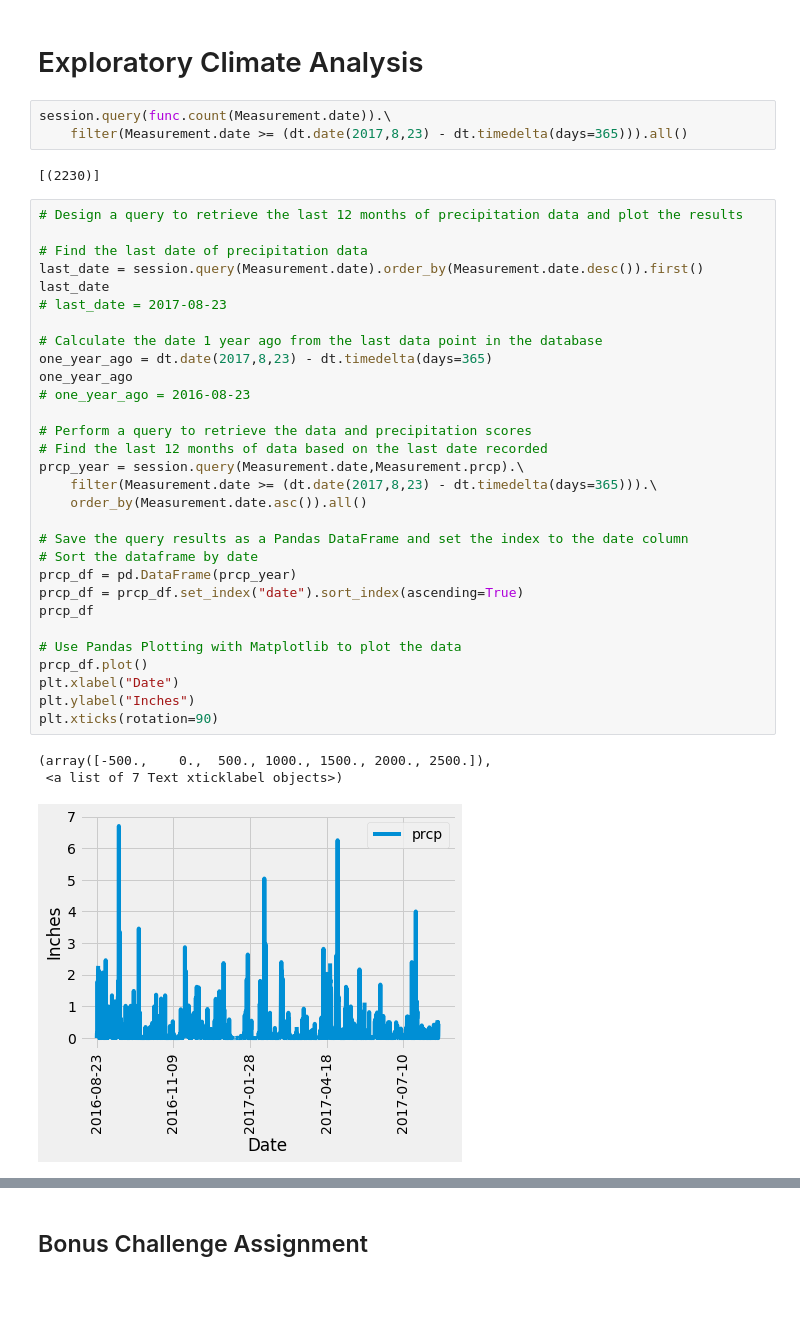
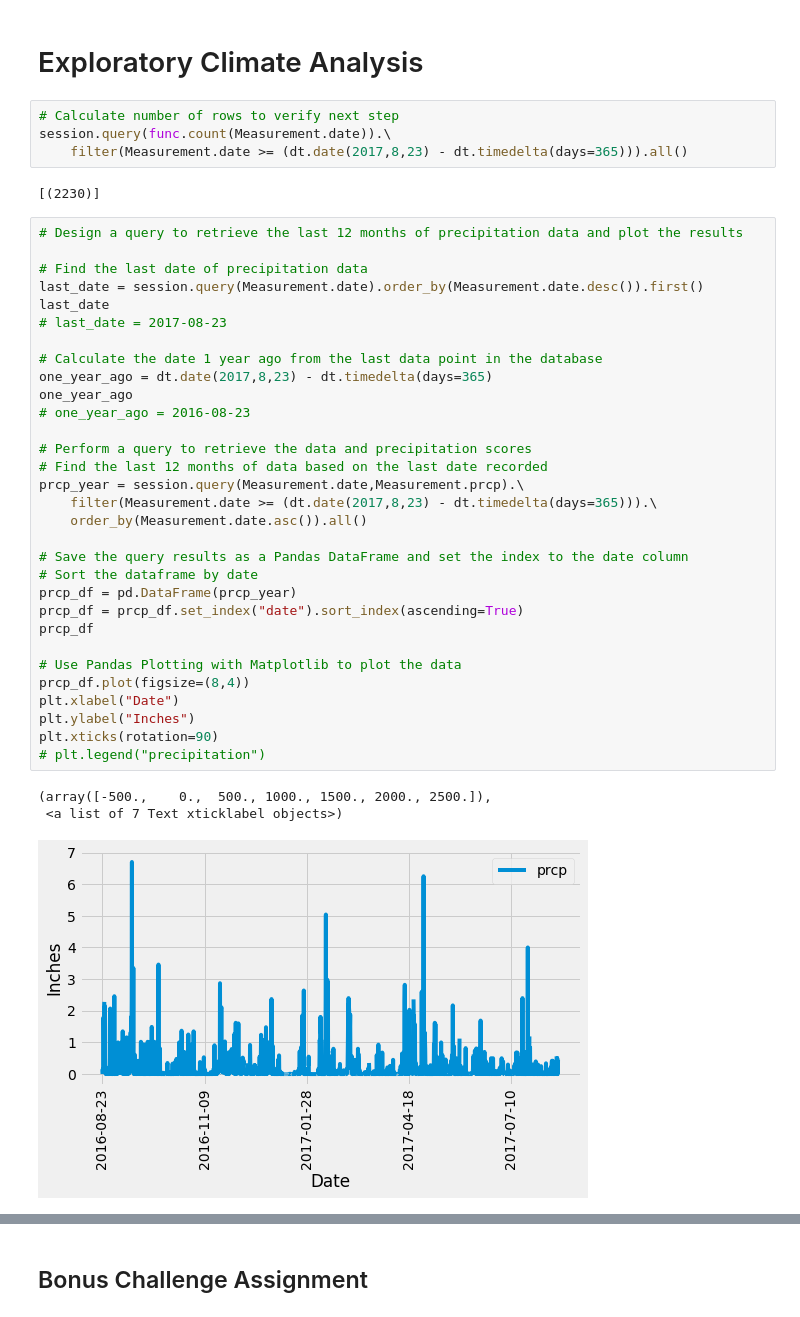
Before and after one commit to abbyabridged/sqlalchemy-challenge, a Jupyter notebook: climate_starter.ipynb, the cells around one changed output, grey strips where cells are left out. Saved outputs shown, nothing was run; the diff lists cells and outputs as text.

```diff
--- a/climate_starter.ipynb
+++ b/climate_starter.ipynb
@@ -63,6 +63,7 @@ session = Session(engine)
 # %% [markdown]
 # Exploratory Climate Analysis
 # %%
+# Calculate number of rows to verify next step
 session.query(func.count(Measurement.date)).\
     filter(Measurement.date >= (dt.date(2017,8,23) - dt.timedelta(days=365))).all()
 # %% [output]
@@ -72,32 +73,33 @@ session.query(func.count(Measurement.date)).\
 
 # Find the last date of precipitation data
 last_date = session.query(Measurement.date).order_by(Measurement.date.desc()).first()
 last_date
 # last_date = 2017-08-23
 
 # Calculate the date 1 year ago from the last data point in the database
 one_year_ago = dt.date(2017,8,23) - dt.timedelta(days=365)
 one_year_ago
 # one_year_ago = 2016-08-23
 
 # Perform a query to retrieve the data and precipitation scores
 # Find the last 12 months of data based on the last date recorded
 prcp_year = session.query(Measurement.date,Measurement.prcp).\
     filter(Measurement.date >= (dt.date(2017,8,23) - dt.timedelta(days=365))).\
     order_by(Measurement.date.asc()).all()
 
 # Save the query results as a Pandas DataFrame and set the index to the date column
 # Sort the dataframe by date
 prcp_df = pd.DataFrame(prcp_year)
 prcp_df = prcp_df.set_index("date").sort_index(ascending=True)
 prcp_df
 
 # Use Pandas Plotting with Matplotlib to plot the data
-prcp_df.plot()
+prcp_df.plot(figsize=(8,4))
 plt.xlabel("Date")
 plt.ylabel("Inches")
 plt.xticks(rotation=90)
+# plt.legend("precipitation")
 # %% [output]
 (array([-500.,    0.,  500., 1000., 1500., 2000., 2500.]),
  <a list of 7 Text xticklabel objects>)
-[figure, old version]
+[figure, new version]
```
Also changed, not shown: parts of 8 cells of this notebook.
